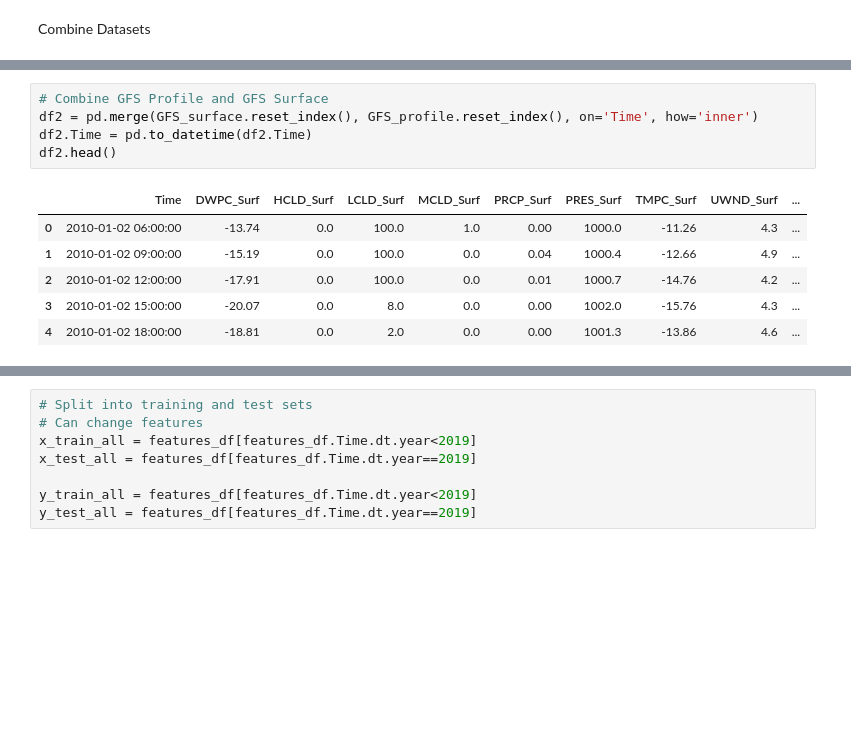
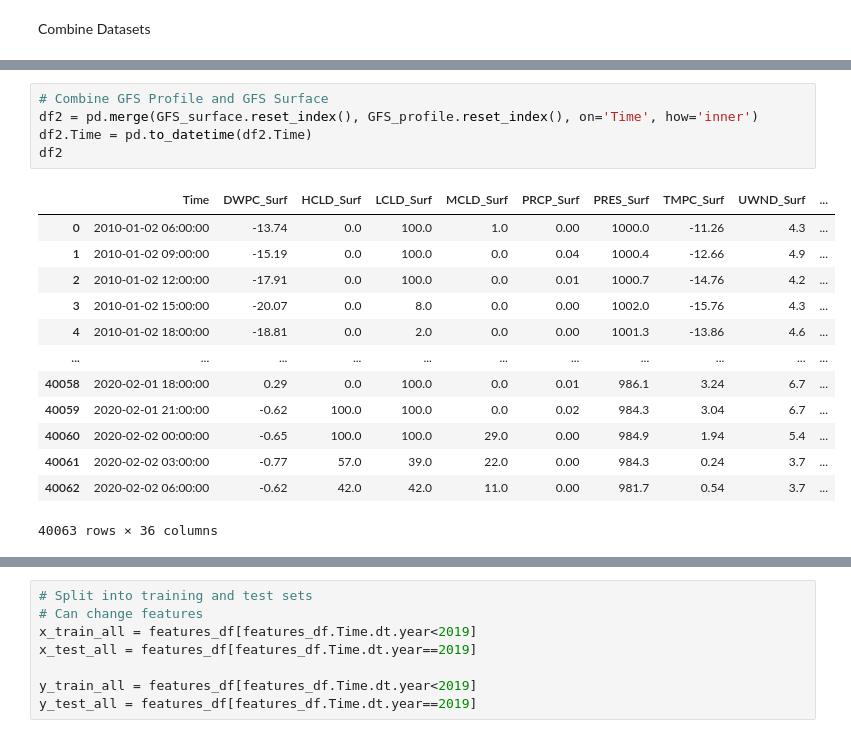
Before and after one commit to dfu2020/ATMS-597-SP-2020-Project-4, a Jupyter notebook: Project4_Joyce_v2.ipynb, the cells around one changed output, grey strips where cells are left out. Saved outputs shown, nothing was run; the diff lists cells and outputs as text; blank space fills up the shorter version.

```diff
--- a/Project4_Joyce_v2.ipynb
+++ b/Project4_Joyce_v2.ipynb
@@ -121,14 +121,21 @@ df1.head()
 # %%
 # Combine GFS Profile and GFS Surface
 df2 = pd.merge(GFS_surface.reset_index(), GFS_profile.reset_index(), on='Time', how='inner')
 df2.Time = pd.to_datetime(df2.Time)
-df2.head()
+df2
 # %% [output]
 |  | Time | DWPC_Surf | HCLD_Surf | LCLD_Surf | MCLD_Surf | PRCP_Surf | PRES_Surf | TMPC_Surf | UWND_Surf | ... |
 | 0 | 2010-01-02 06:00:00 | -13.74 | 0.0 | 100.0 | 1.0 | 0.00 | 1000.0 | -11.26 | 4.3 | ... |
 | 1 | 2010-01-02 09:00:00 | -15.19 | 0.0 | 100.0 | 0.0 | 0.04 | 1000.4 | -12.66 | 4.9 | ... |
 | 2 | 2010-01-02 12:00:00 | -17.91 | 0.0 | 100.0 | 0.0 | 0.01 | 1000.7 | -14.76 | 4.2 | ... |
 | 3 | 2010-01-02 15:00:00 | -20.07 | 0.0 | 8.0 | 0.0 | 0.00 | 1002.0 | -15.76 | 4.3 | ... |
 | 4 | 2010-01-02 18:00:00 | -18.81 | 0.0 | 2.0 | 0.0 | 0.00 | 1001.3 | -13.86 | 4.6 | ... |
+| ... | ... | ... | ... | ... | ... | ... | ... | ... | ... | ... |
+| 40058 | 2020-02-01 18:00:00 | 0.29 | 0.0 | 100.0 | 0.0 | 0.01 | 986.1 | 3.24 | 6.7 | ... |
+| 40059 | 2020-02-01 21:00:00 | -0.62 | 100.0 | 100.0 | 0.0 | 0.02 | 984.3 | 3.04 | 6.7 | ... |
+| 40060 | 2020-02-02 00:00:00 | -0.65 | 100.0 | 100.0 | 29.0 | 0.00 | 984.9 | 1.94 | 5.4 | ... |
+| 40061 | 2020-02-02 03:00:00 | -0.77 | 57.0 | 39.0 | 22.0 | 0.00 | 984.3 | 0.24 | 3.7 | ... |
+| 40062 | 2020-02-02 06:00:00 | -0.62 | 42.0 | 42.0 | 11.0 | 0.00 | 981.7 | 0.54 | 3.7 | ... |
+40063 rows × 36 columns
 # %%
 # Combine two intermediate datasets into one feature matrix
```
Also changed, not shown: parts of 1 cell of this notebook.
